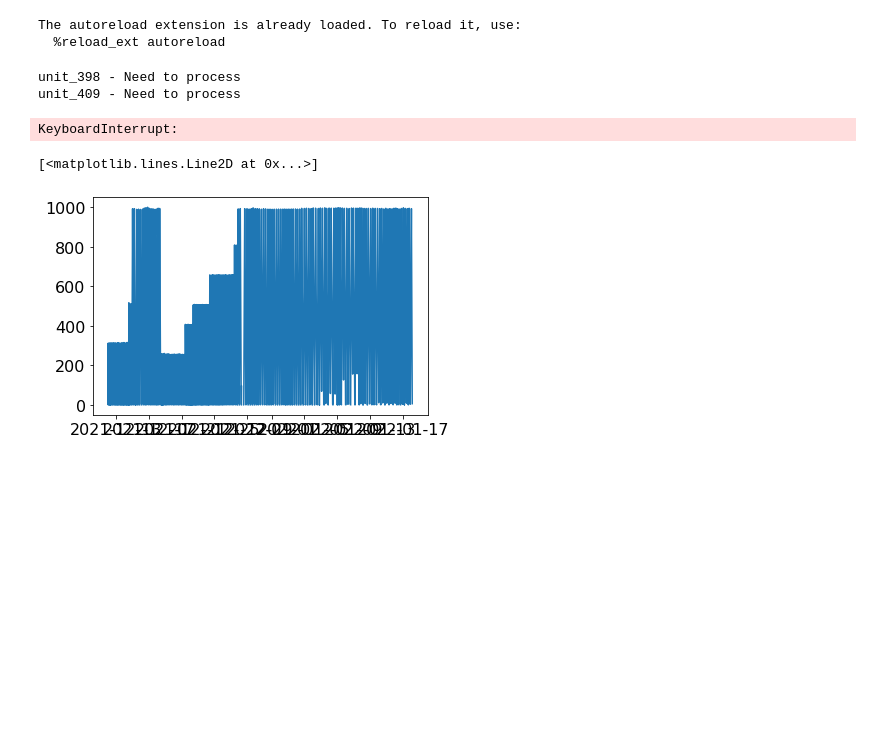
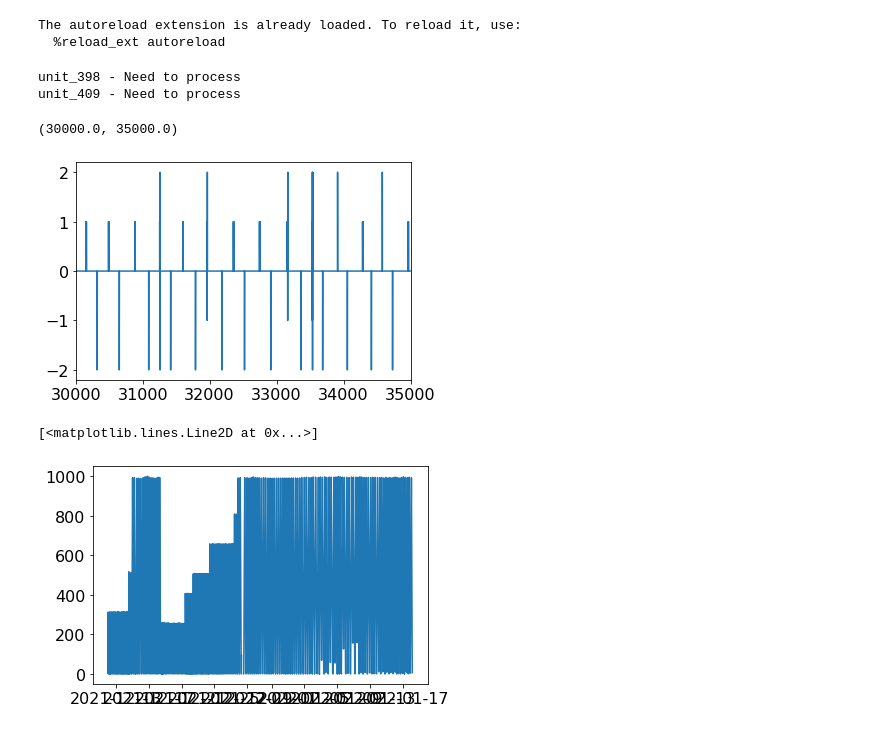
Before and after one commit to eleanorfrajka/c2_slocum, a Jupyter notebook: 02-code/02-separate_profiles.ipynb, the cells around one changed output. Drawn from its saved outputs; the diff is of its cells as text; code cells hidden in the pictures; blank space fills up the shorter version.

```diff
--- a/02-code/02-separate_profiles.ipynb
+++ b/02-code/02-separate_profiles.ipynb
@@ -77,23 +77,36 @@ for i in unit_to_do:
     ds_int = xr.open_dataset(existing_files[-1])
 
     pres = ds_int[presname]
-    updn = np.zeros(len(pres), dtype='int')
 
-    for i in range(len(pres)-1):
-        inext = i+1
-        pstart = pres[i]
-        pnext = pres[inext]
 
-        if pnext>pstart:
-            updn[i] = -1
-        else:
-            updn[i] = 1
+    #updn = np.zeros(len(pres), dtype='int')
 
-    ds_int['updn'] = ('time', updn)
+    #for i in range(len(pres)-1):
+    #    inext = i+1
+    #    pstart = pres[i]
+    #    pnext = pres[inext]
+
+    #    if pnext>pstart:
+    #        updn[i] = -1
+    #    else:
+    #        updn[i] = 1
+
+    #ds_int['updn'] = ('time', updn)
+
+np.diff(pres)
+updn = np.zeros(len(pres), dtype='int')
+climbing = (np.diff(pres)>0)
+diving = (np.diff(pres)<0)
-# %% [output]
-KeyboardInterrupt:
 # %%
-ds_int
+iup = np.where(climbing)
+idn = np.where(diving)
+updn[iup] = 1
+updn[idn] = -1
+plt.plot(np.diff(updn))
+plt.xlim([30000, 35000])
+# %% [output]
+(30000.0, 35000.0)
+[figure, added]
 # %%
 # Identifying separate profiles
 timename = 'time'
```
Also changed, not shown: parts of 13 cells of this notebook.
